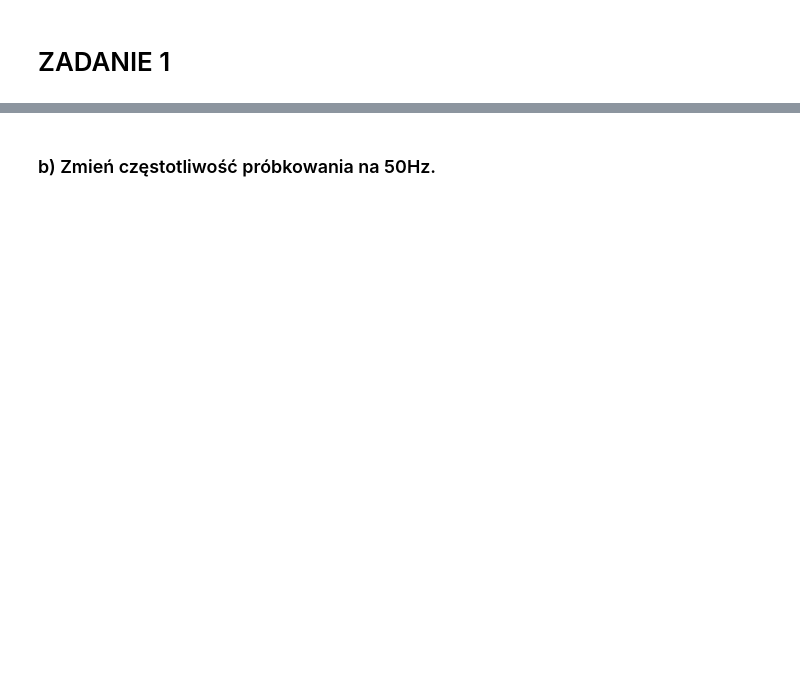
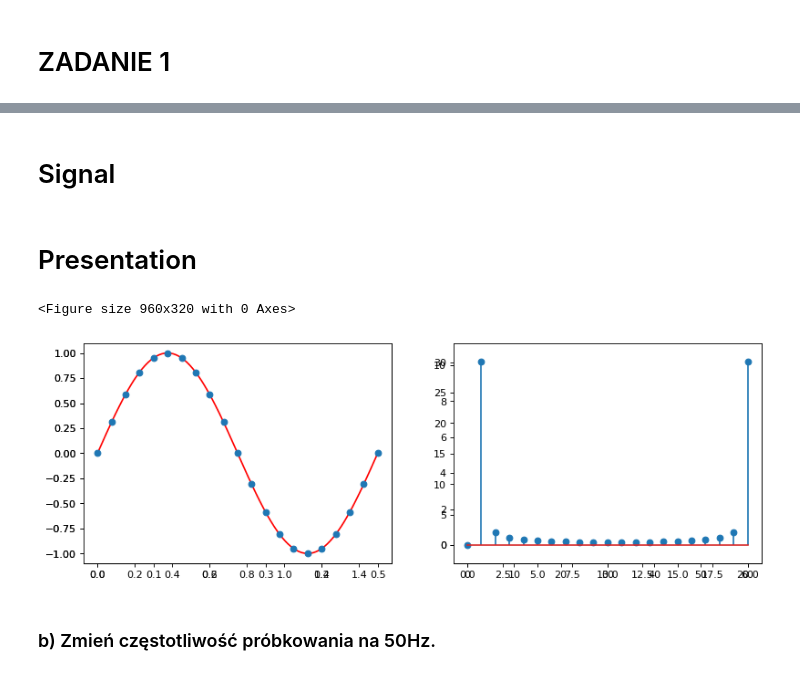
Before and after one commit to Mimikkk/__kck-2021, a Jupyter notebook: lab-6-sound-manipulation/sound-detection.ipynb, the cells around one changed output, grey strips where cells are left out. Saved outputs shown, nothing was run; the diff lists cells and outputs as text; code cells hidden in the pictures; blank space fills up the shorter version.

```diff
--- a/lab-6-sound-manipulation/sound-detection.ipynb
+++ b/lab-6-sound-manipulation/sound-detection.ipynb
@@ -69,2 +63,55 @@ interact(prosta, a=(-5,5,0.5), b=(-5,5,0.5))
+# %% [markdown]
+# Signal
+# %%
+signal = Signal(frequency=2.0, amplitude=1, fn=np.sin)
+analyser = SignalAnalyzer(signal)
+# %% [markdown]
+# Presentation
+# %%
+@dataclass()
+class SignalPlotter(object):
+  figure: pl.plt.Figure = pl.plt.figure(figsize=(12, 4), dpi=80)
+  _real: Optional[pl.plt.Axes] = None
+  _transform: Optional[pl.plt.Axes] = None
+
+  def real(self, analysis: SignalAnalysis):
+    (time, signal) = (analysis.time, analysis.values)
+
+    self._real = self.figure.add_subplot(121)
+    self._real.plot(time, signal, linestyle='-', color='red')
+    self._real.set_ylim([1.1 * min(signal), 1.1 * max(signal)])
+
+  def sample(self, analysis: SignalAnalysis):
+    (time, signal) = (analysis.time, analysis.values)
+
+    self._real.plot(time, signal, 'o')
+
+  def transform(self, analysis: SignalAnalysis):
+    (probe_len, module) = (analysis.probe_len, analysis.fourier_module)
+
+    self._transform = self.figure.add_subplot(122)
+    self._transform.set_ylim([-0.1 * max(module), 1.1 * max(module)])
+    self._transform.stem(range(probe_len), module, '-*', use_line_collection=True)
+
+  @classmethod
+  def a(cls):
+    pass
+
+  @classmethod
+  def default(cls, real: SignalAnalysis, probe: SignalAnalysis, transform: SignalAnalysis = None):
+    transform = transform or probe
+    self = cls()
+    self.real(real)
+    self.sample(probe)
+    self.transform(transform)
+    return self.figure
+# %% [output]
+<Figure size 960x320 with 0 Axes>
+# %%
+real = analyser.analyze(periods=1, frequency=1 / 200)
+probe = analyser.analyze(periods=1, frequency=1 / 40)
+SignalPlotter.default(real, probe)
+# %% [output]
+[figure, added]
 # %% [markdown]
 ### b) Zmień częstotliwość próbkowania na 50Hz.
```
Also changed, not shown: parts of 13 cells of this notebook.
